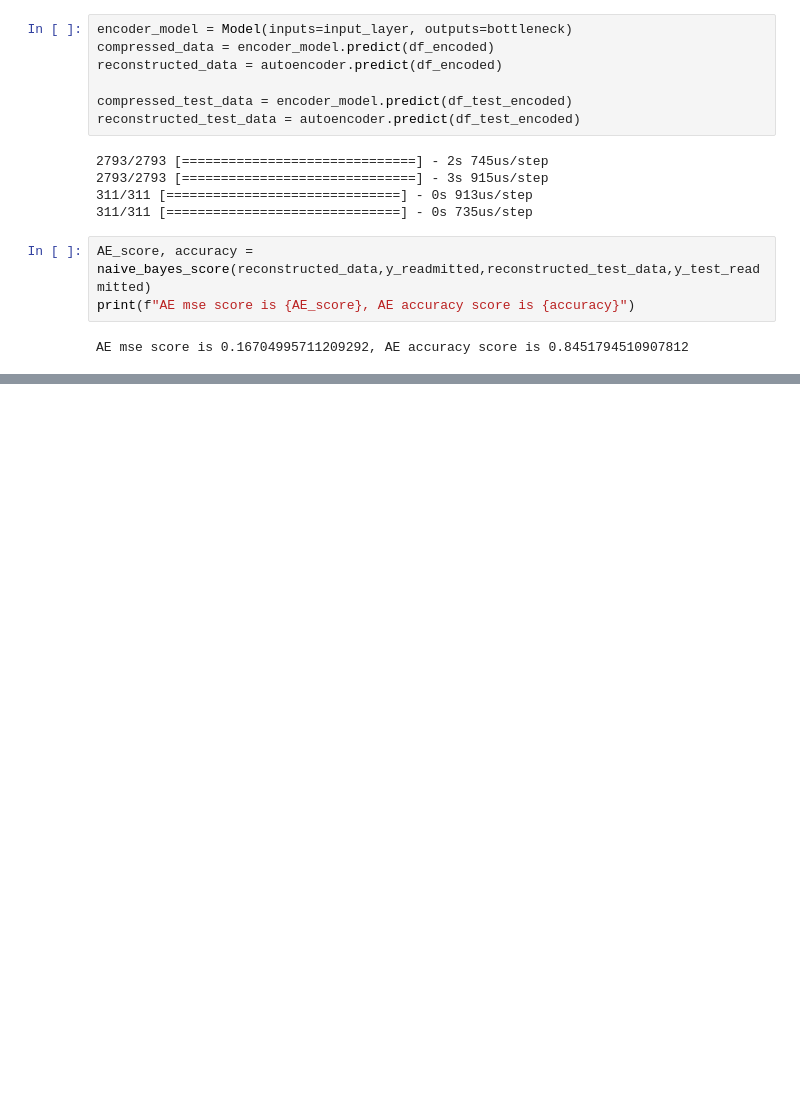
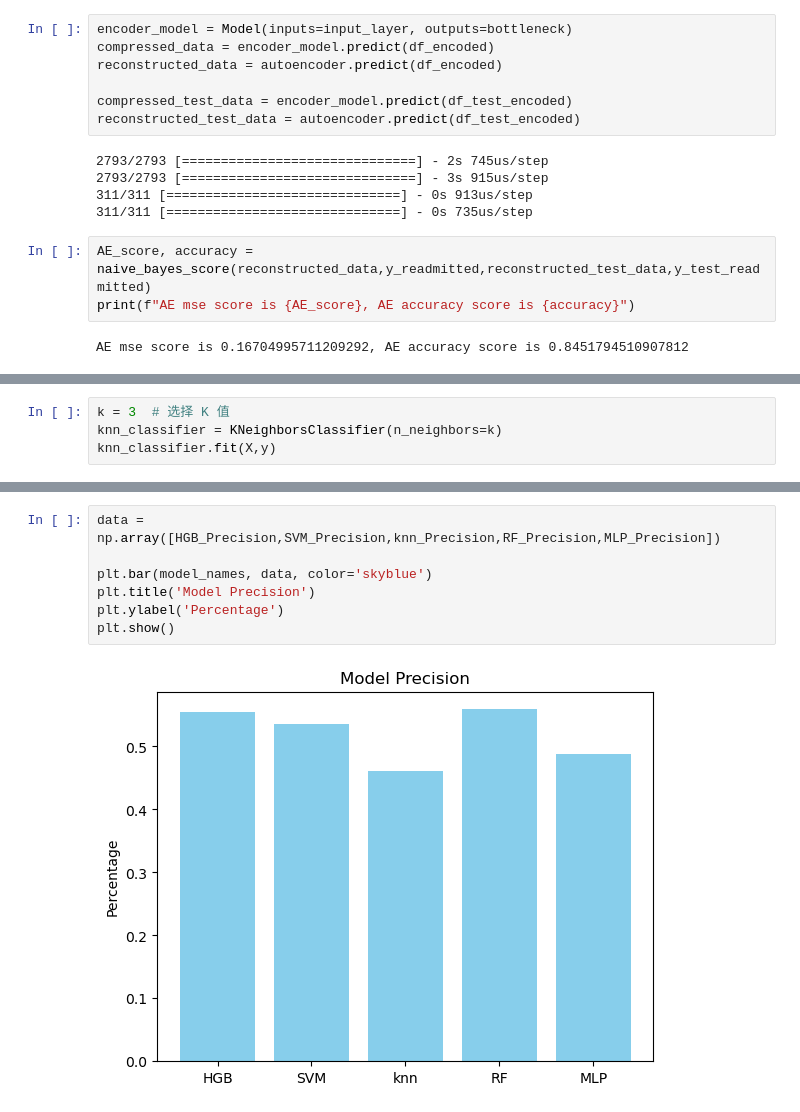
Before and after one commit to 535A59/BENG0019-group-E, a Jupyter notebook: diabets_prediction.ipynb, the cells around one changed output, grey strips where cells are left out. Drawn from its saved outputs; the diff is of its cells as text; blank space fills up the shorter version.

```diff
--- a/diabets_prediction.ipynb
+++ b/diabets_prediction.ipynb
@@ -1011,0 +948,4 @@ print(total)
+# %%
+k = 3  # 选择 K 值
+knn_classifier = KNeighborsClassifier(n_neighbors=k)
+knn_classifier.fit(X,y)
@@ -1011,0 +1059,9 @@ print(total)
+# %%
+data = np.array([HGB_Precision,SVM_Precision,knn_Precision,RF_Precision,MLP_Precision])
+
+plt.bar(model_names, data, color='skyblue')
+plt.title('Model Precision')
+plt.ylabel('Percentage')
+plt.show()
+# %% [output]
+[figure, added]
```
Also changed, not shown: parts of 47 cells of this notebook.
